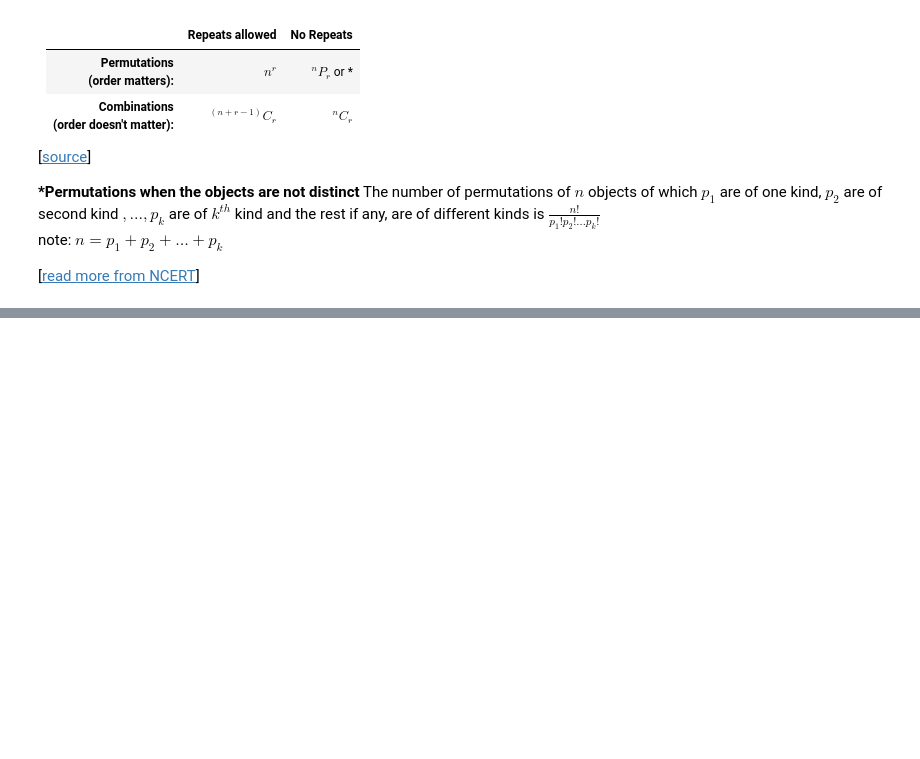
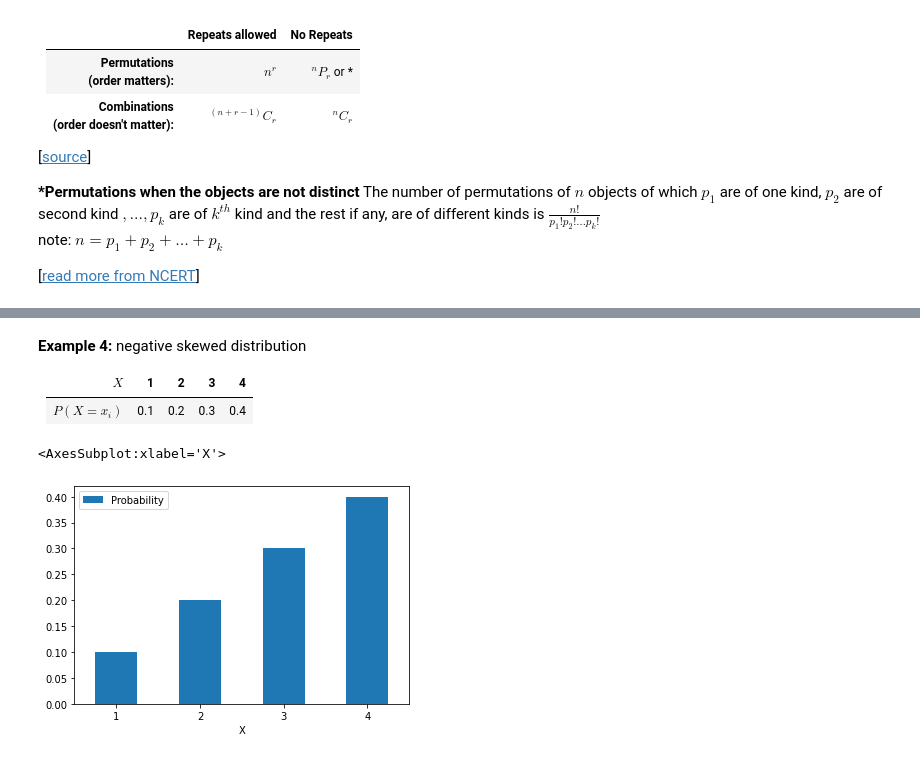
Before and after one commit to arun-jathari/academics, a Jupyter notebook: Stats 1.ipynb, the cells around one changed output, grey strips where cells are left out. Cells and saved outputs as stored; diff of their text form; code cells hidden in the pictures; blank space fills up the shorter version.

```diff
--- a/Stats 1.ipynb
+++ b/Stats 1.ipynb
@@ -692,0 +1110,14 @@ note: $n = p_1+p_2+\dots+p_k$
+# %% [markdown]
+__Example 4:__ negative skewed distribution
+
+|$X$|1|2|3|4|
+|--|--|--|--|--|
+|$P(X=x_i)$|0.1|0.2|0.3|0.4|
+# %%
+# p.m.f
+import pandas as pd
+df = pd.DataFrame({'X':[1,2,3,4],'Probability':[0.1,0.2,0.3,0.4]})
+df.plot.bar(x='X',y='Probability',rot=0)
+# %% [output]
+<AxesSubplot:xlabel='X'>
+[figure, added]
```
Also changed, not shown: parts of 226 cells of this notebook, 28 other files.
